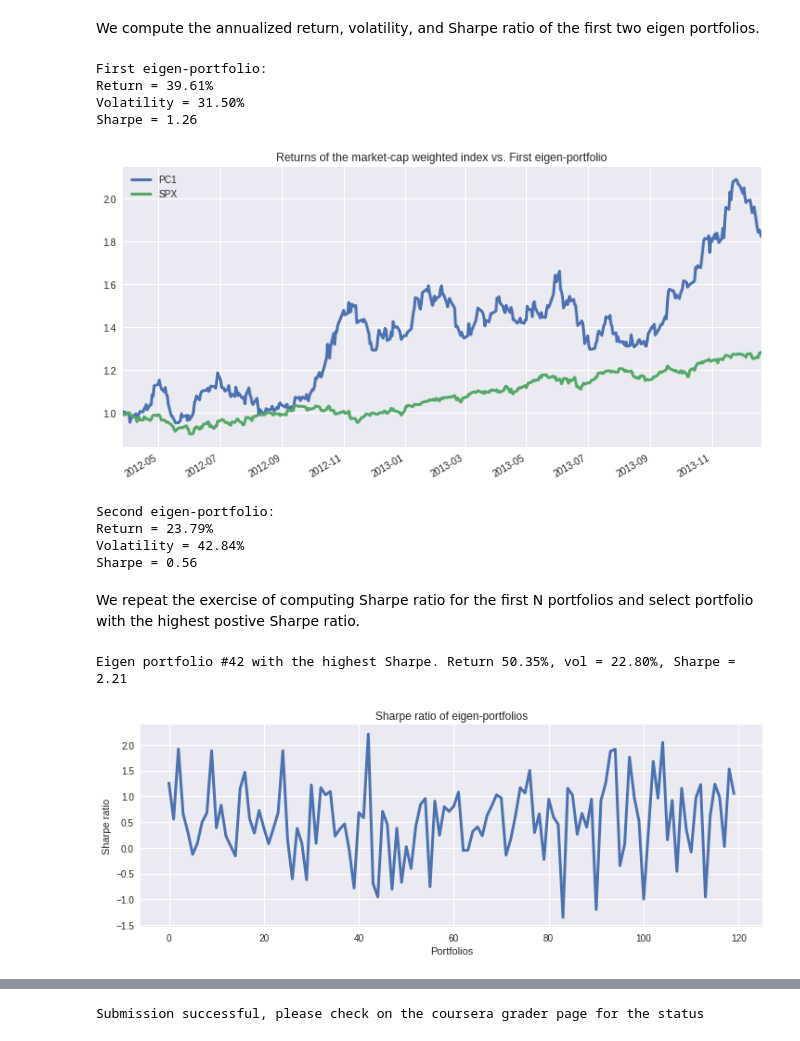
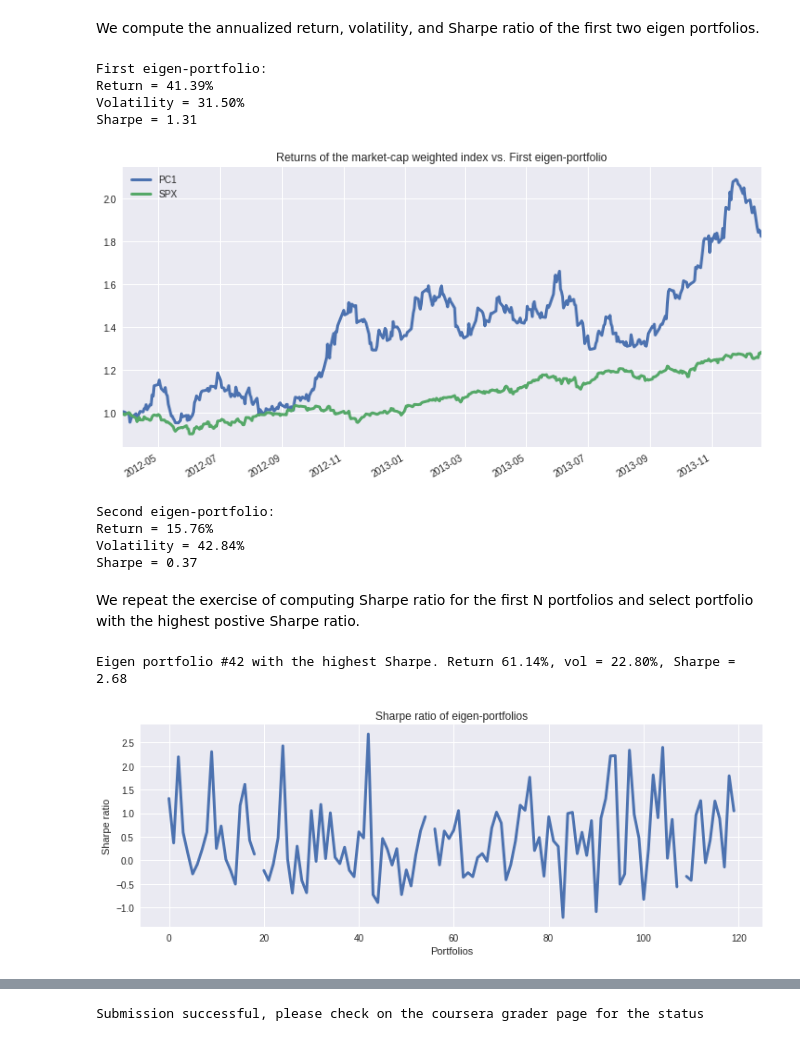
Before and after one commit to joelowj/Machine-Learning-and-Reinforcement-Learning-in-Finance, a Jupyter notebook: pca_eigen_portfolios_m2_ex3.ipynb, the cells around one changed output, grey strips where cells are left out. Saved outputs shown, nothing was run; the diff lists cells and outputs as text; code cells hidden in the pictures.

Commit message:
completed Eigen Portfolio construction via PCA (100/100)

```diff
--- a/pca_eigen_portfolios_m2_ex3.ipynb
+++ b/pca_eigen_portfolios_m2_ex3.ipynb
@@ -394,9 +393,15 @@ def sharpe_ratio(ts_returns, periods_per_year=252):
     Return:
     a tuple of three doubles: annualized return, volatility, and sharpe ratio
     """
+
+    annualized_return = 0.
+    annualized_vol = 0.
+    annualized_sharpe = 0.
+
     ### START CODE HERE ### (≈ 4-5 lines of code)
     ### ...
-    annualized_return = ts_returns.mean() * periods_per_year
+    n_years = ts_returns.shape[0] / periods_per_year
+    annualized_return = np.power(np.prod(1 + ts_returns),(1 / n_years)) - 1
     annualized_vol = ts_returns.std() * np.sqrt(periods_per_year)
     annualized_sharpe = annualized_return / annualized_vol
     ### END CODE HERE ###
@@ -417,9 +422,9 @@ if df_raw_test is not None:
                              figsize=(12,6), linewidth=3)
 # %% [output]
 First eigen-portfolio:
-Return = 39.61%
+Return = 41.39%
 Volatility = 31.50%
-Sharpe = 1.26
+Sharpe = 1.31
 [figure]
 # %%
 if df_raw_test is not None:
@@ -429,9 +434,9 @@ if df_raw_test is not None:
     print('Second eigen-portfolio:\nReturn = %.2f%%\nVolatility = %.2f%%\nSharpe = %.2f' % (er*100, vol*100, sharpe))
 # %% [output]
 Second eigen-portfolio:
-Return = 23.79%
+Return = 15.76%
 Volatility = 42.84%
-Sharpe = 0.56
+Sharpe = 0.37
 # %% [markdown]
 We repeat the exercise of computing Sharpe ratio for the first N portfolios and select portfolio with the highest postive Sharpe ratio.
 # %%
@@ -449,35 +454,36 @@ if pca is not None:
         eigen_prtfix = pd.DataFrame(data ={'weights': pc_w.squeeze()*100}, index = stock_tickers)
         eigen_prtfix.sort_values(by=['weights'], ascending=False, inplace=True)
 
         eigen_prtix_returns = np.dot(df_raw_test.loc[:, eigen_prtfix.index], eigen_prtfix / 100)
         eigen_prtix_returns = pd.Series(eigen_prtix_returns.squeeze(), index=df_test.index)
         er, vol, sharpe = sharpe_ratio(eigen_prtix_returns)
         annualized_ret[ix] = er
         annualized_vol[ix] = vol
         sharpe_metric[ix] = sharpe
+
         ### END CODE HERE ###
 
 
     # find portfolio with the highest Sharpe ratio
     ### START CODE HERE ### (≈ 2-3 lines of code)
     ### ...
-    idx_highest_sharpe = np.argmax(sharpe_metric)
+    idx_highest_sharpe = np.nanargmax(sharpe_metric)
     ### END CODE HERE ###
 
     print('Eigen portfolio #%d with the highest Sharpe. Return %.2f%%, vol = %.2f%%, Sharpe = %.2f' %
           (idx_highest_sharpe,
            annualized_ret[idx_highest_sharpe]*100,
            annualized_vol[idx_highest_sharpe]*100,
            sharpe_metric[idx_highest_sharpe]))
 
     fig, ax = plt.subplots()
     fig.set_size_inches(12, 4)
     ax.plot(sharpe_metric, linewidth=3)
     ax.set_title('Sharpe ratio of eigen-portfolios')
     ax.set_ylabel('Sharpe ratio')
     ax.set_xlabel('Portfolios')
 # %% [output]
-Eigen portfolio #42 with the highest Sharpe. Return 50.35%, vol = 22.80%, Sharpe = 2.21
+Eigen portfolio #42 with the highest Sharpe. Return 61.14%, vol = 22.80%, Sharpe = 2.68
-[figure, old version]
+[figure, new version]
 # %%
 results = pd.DataFrame(data={'Return': annualized_ret, 'Vol': annualized_vol, 'Sharpe': sharpe_metric})
```
Also changed, not shown: parts of 3 cells of this notebook.
